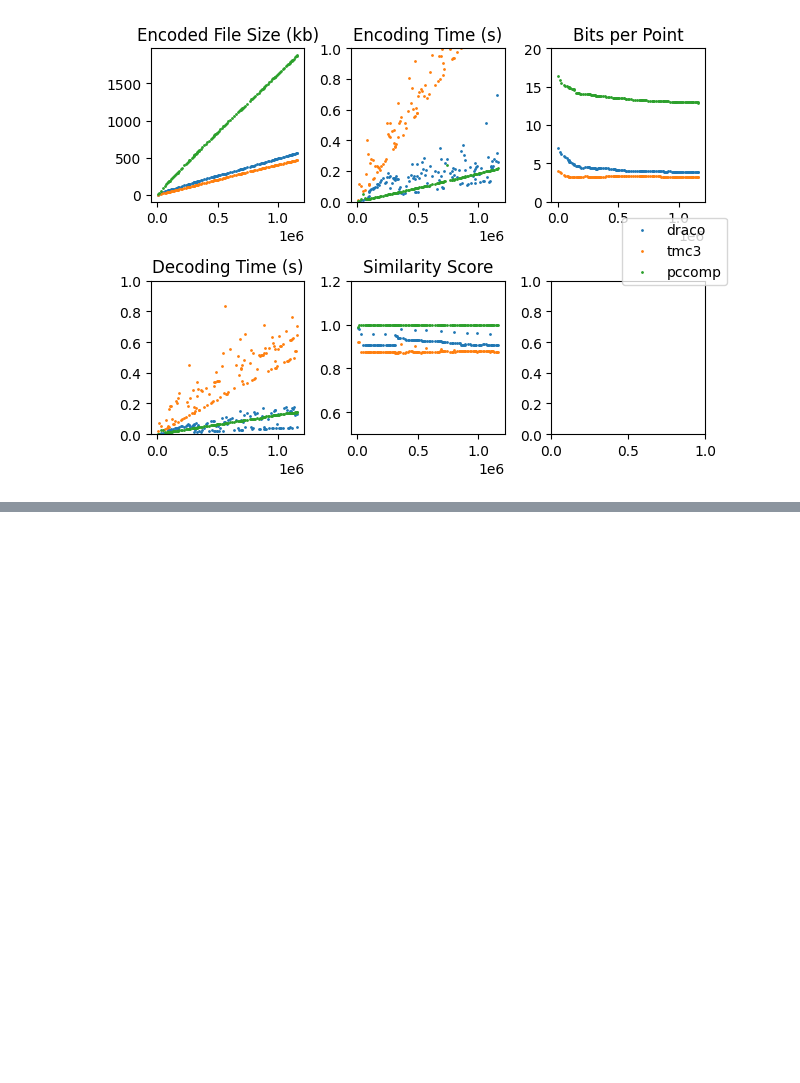
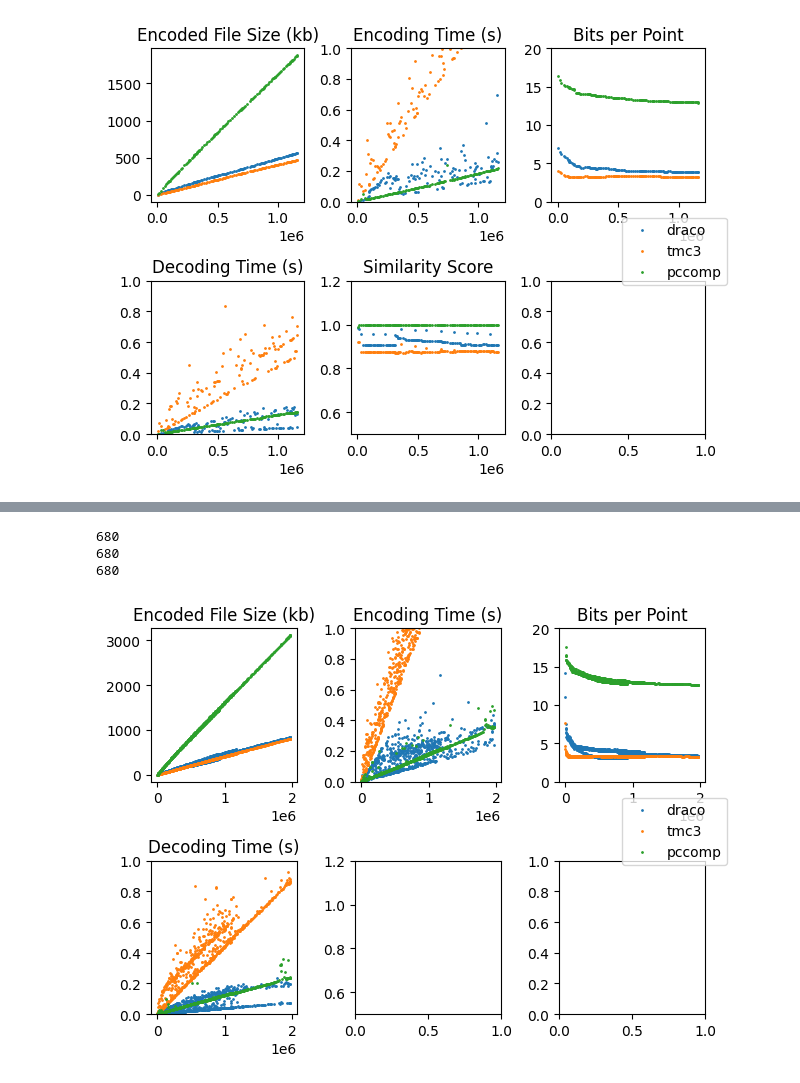
Before and after one commit to lupeterm/pc-compression, a Jupyter notebook: plot.ipynb, the cells around one changed output, grey strips where cells are left out. Cells and saved outputs as stored; diff of their text form; code cells hidden in the pictures; blank space fills up the shorter version.

Commit message:
add all result csv files, plot combined qual results

```diff
--- a/plot.ipynb
+++ b/plot.ipynb
@@ -107,3 +107,13 @@ plt.show()
 131
 131
 [figure]
+# %%
+def gather_all():
+    data = dict()
+    for scene in os.listdir(FIN_PATH):
+        data[scene] = gather_dfs(scene)
+    return data
+
+
+x = gather_all()
+x
@@ -109,0 +138,8 @@ plt.show()
+# %%
+algo_all = dict()
+for scene in os.listdir(FIN_PATH):
+    for algo, df in x[scene].items():
+        if not algo in algo_all:
+            algo_all[algo] = df
+        else:
+            algo_all[algo] = pd.concat([algo_all[algo],df])
@@ -109,0 +166,40 @@ plt.show()
+# %%
+fig, axs = plt.subplots(2,3)
+ls = []
+import matplotlib.ticker as mtick
+algorithms = []
+for algorithm, df in algo_all.items():
+    algorithms.append(algorithm)
+    bpps = df["bpp"]
+    enc_size = df["enc_file_size_bits"]/8000
+    print(len(enc_size))
+    time_enc = df["time_enc_ns"]/10**9
+    time_dec = df["time_dec_ns"]/10**9
+    points = df["num_points"]
+    # similarity = df["Symmetric Similarity"]
+    l = axs[0, 0].scatter(points, enc_size, s=1)
+    ls.append(l)
+    axs[0, 0].set_title("Encoded File Size (kb)")
+    axs[0, 1].scatter(points, time_enc, s=1)
+    axs[0, 1].set_title("Encoding Time (s)")
+    axs[1, 0].scatter(points, time_dec, s=1)
+    axs[1, 0].set_title("Decoding Time (s)")
+    # axs[1, 1].scatter(points, similarity, s=1)
+    # axs[1, 1].set_title("Similarity Score")
+    axs[0, 2].scatter(points, bpps, s=1)
+    axs[0, 2].set_title("Bits per Point")
+    axs[1, 1].set_ylim([0.5, 1.2])
+    axs[0, 2].set_ylim([0, 20])
+    axs[0, 1].set_ylim([0, 1])
+    axs[1, 0].set_ylim([0, 1])
+for ax in axs:
+    for axx in ax:
+        ax.xaxis.set_major_formatter(mtick.ScalarFormatter(useMathText=True))
+fig.legend(ls, algorithms, loc="center right")
+fig.tight_layout()
+plt.show()
+# %% [output]
+680
+680
+680
+[figure, added]
```
Also changed, not shown: parts of 3 cells of this notebook, 29 other files.
